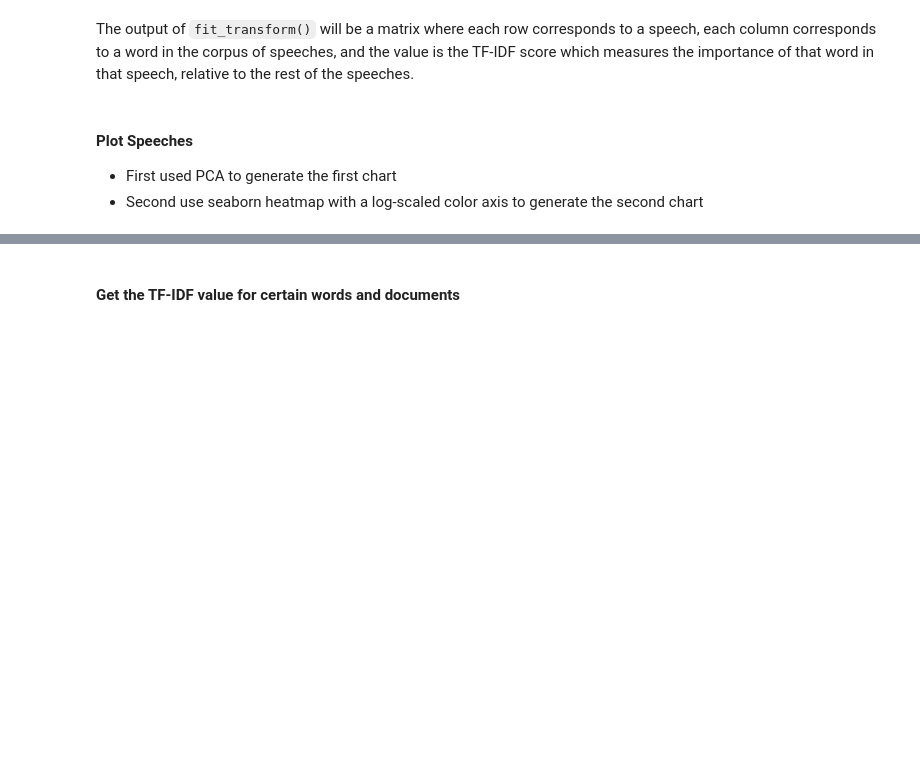
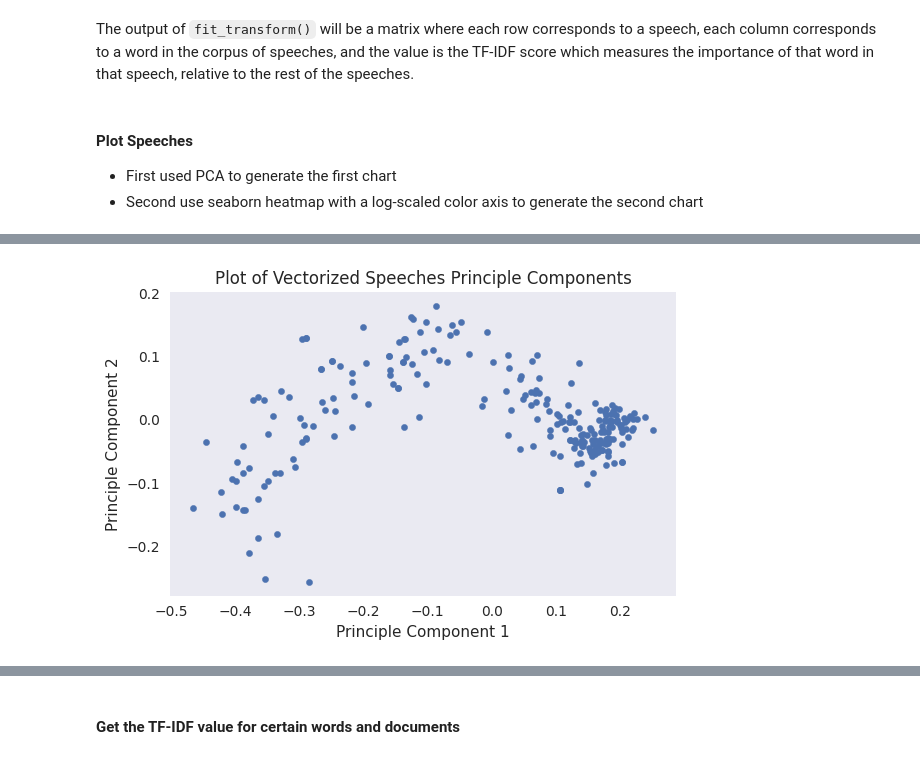
Before and after one commit to UCB-stat-159-f25/proj02-group7, a Jupyter notebook: nlp-P02.ipynb, the cells around one changed output, grey strips where cells are left out. Cells and saved outputs as stored; diff of their text form; code cells hidden in the pictures; blank space fills up the shorter version.

```diff
--- a/nlp-P02.ipynb
+++ b/nlp-P02.ipynb
@@ -45,5 +45,7 @@ Lets study just speeches from 2000 and onwards to begin with. So, be sure to sub
 import spacy
 from tqdm import tqdm
 from collections import Counter
+import pandas as pd
 
+sou = pd.read_csv('data/SOTU.csv')
 nlp = spacy.load("en_core_web_sm")
@@ -238,7 +275,15 @@ from sklearn.decomposition import PCA
 # you may use this as input to fit the TF-IDF vectorizer
 raw_docs = sou["Text"].to_list()
 # %%
-# Hint - use fit_transform for vectorizer and PCA
+##########################
+# Minimal TF-IDF Vectors (Reference: Vector Visualization by Ashbrook)
+##########################
+
+# Select Model
+tfidf_model = TfidfVectorizer()
+
+# Fit Model
+tfidf_vectors = tfidf_model.fit_transform(raw_docs).toarray()
 # %% [markdown]
 The output of `fit_transform()` will be a matrix where each row corresponds to a speech, each column corresponds to a word in the corpus of speeches, and the value is the TF-IDF score which measures the importance of that word in that speech, relative to the rest of the speeches.
 # %% [markdown]
@@ -262,0 +294,23 @@ The output of `fit_transform()` will be a matrix where each row corresponds to a
+# %%
+from sklearn.decomposition import PCA
+from matplotlib import pyplot as plt
+%matplotlib inline
+# Step 1: Set PCA to find first 2 principal components
+pca = PCA(n_components=2)
+
+# Step 2: Create a new dataframe where each row is a speech, and each column is a projection onto
+# one of the two principal components
+speeches_array = tfidf_vectors
+speeches_df2d = pd.DataFrame(pca.fit_transform(speeches_array), columns=list('xy'))
+
+# Plot Data Visualization (Matplotlib)
+
+# Plot (matplotlib only)
+plt.style.use('seaborn-v0_8')           # just a style; still matplotlibplt.figure(figsize=(6,4))
+plt.figure(figsize=(6,4))
+plt.scatter(speeches_df2d['x'], speeches_df2d['y'], s=20)
+plt.xlabel('Principle Component 1'); plt.ylabel('Principle Component 2'); plt.title('Plot of Vectorized Speeches Principle Components')
+plt.grid(False)
+plt.tight_layout(); plt.show()
+# %% [output]
+[figure, added]
```
Also changed, not shown: parts of 16 cells of this notebook, 1 other file.
